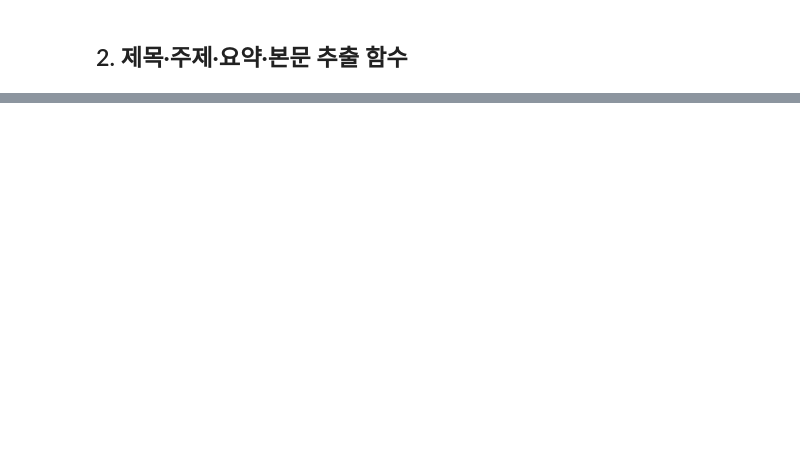
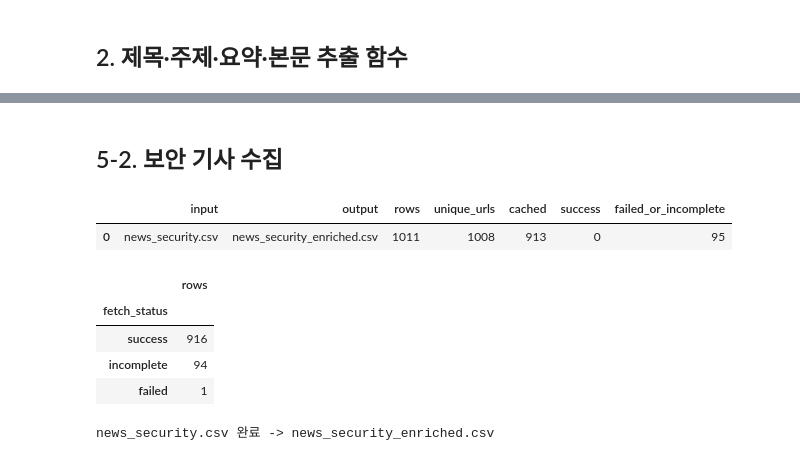
Before and after one commit to junhyun111/news-digest-source, a Jupyter notebook: model/build_reference_embeddings.ipynb, the cells around one changed output, grey strips where cells are left out. Drawn from its saved outputs; the diff is of its cells as text; code cells hidden in the pictures; blank space fills up the shorter version.

```diff
--- a/model/build_reference_embeddings.ipynb
+++ b/model/build_reference_embeddings.ipynb
@@ -211,0 +275,13 @@ display(pd.DataFrame(saved_files).T)
+# %% [markdown]
+## 5-2. 보안 기사 수집
+# %%
+category_output = process_source('news_security.csv')
+# %% [output]
+|  | input | output | rows | unique_urls | cached | success | failed_or_incomplete |
+| 0 | news_security.csv | news_security_enriched.csv | 1011 | 1008 | 913 | 0 | 95 |
+|  | rows |
+| fetch_status |  |
+| success | 916 |
+| incomplete | 94 |
+| failed | 1 |
+news_security.csv 완료 -> news_security_enriched.csv
```
Also changed, not shown: parts of 21 cells of this notebook, 38 other files.
